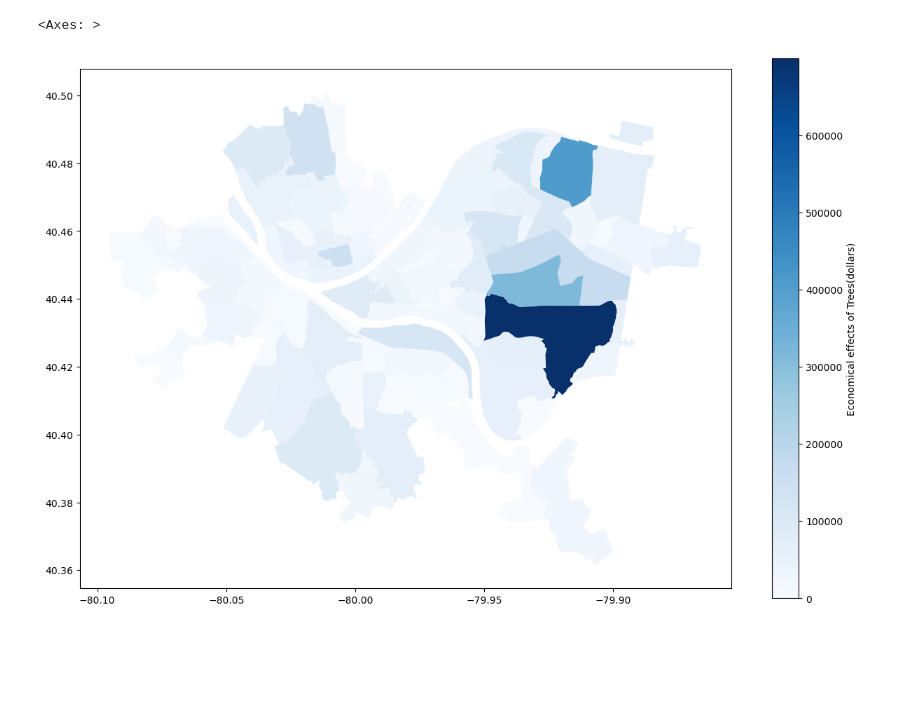
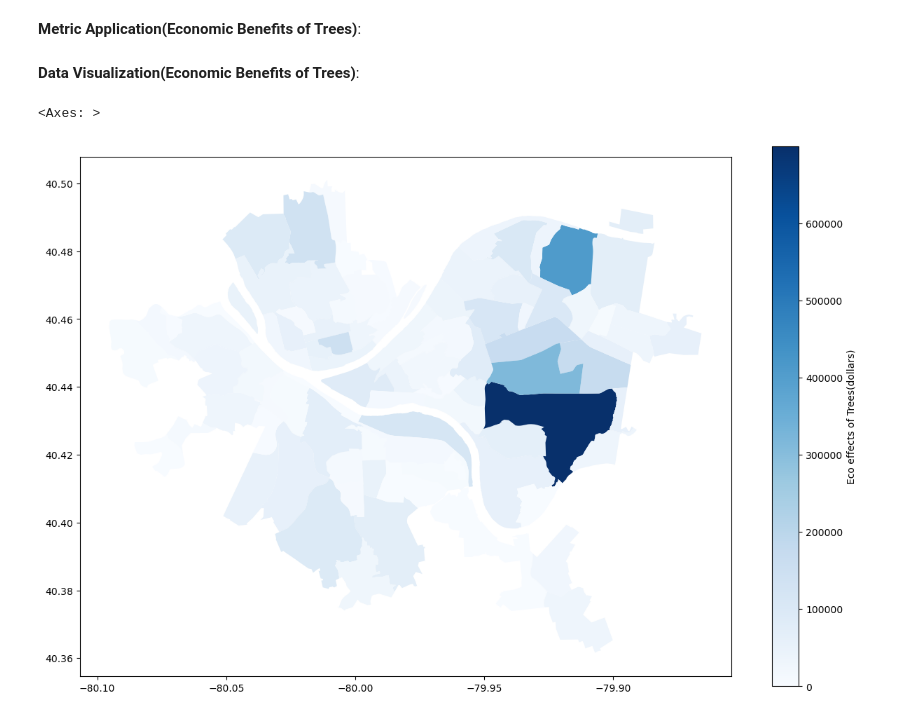
Before and after one commit to Irisiiin/Final-Project-Group-1_CMPINF0010, a Jupyter notebook: ZhuoyanCen.ipynb, the cells around one changed output. Drawn from its saved outputs; the diff is of its cells as text; code cells hidden in the pictures; blank space fills up the shorter version.

```diff
--- a/ZhuoyanCen.ipynb
+++ b/ZhuoyanCen.ipynb
@@ -35,10 +74,14 @@ city_pitts_gdf.plot(column = 'benefit_lbs', legend = True, cmap = "Greens", figs
+# %% [markdown]
+**Metric Application(Economic Benefits of Trees)**:
 # %%
 #caculate the total benefits(dollars)
 benefit_per_neighborhood_dollars = tree_data.groupby('neighborhood')['overall_benefits_dollar_value'].sum()
-
-#plot
-city_pitts_gdf['benefit_dollars'] = city_pitts_gdf['HOOD'].map(benefit_per_neighborhood_dollars).fillna(0)
-city_pitts_gdf.plot(column = 'benefit_dollars', legend = True, cmap = "Blues", figsize=(15, 10), legend_kwds={"label": "Economical effects of Trees(dollars)"})
-# %% [output]
-<Axes: >
-[figure, removed]
+# %% [markdown]
+**Data Visualization(Economic Benefits of Trees)**:
+# %%
+#plot
+city_pitts_gdf['benefit_dollars'] = city_pitts_gdf['HOOD'].map(benefit_per_neighborhood_dollars).fillna(0)
+city_pitts_gdf.plot(column = 'benefit_dollars', legend = True, cmap = "Blues", figsize=(15, 10), legend_kwds={"label": "Eco effects of Trees(dollars)"})
+# %% [output]
+<Axes: >
+[figure, added]
```
Also changed, not shown: parts of 20 cells of this notebook.
